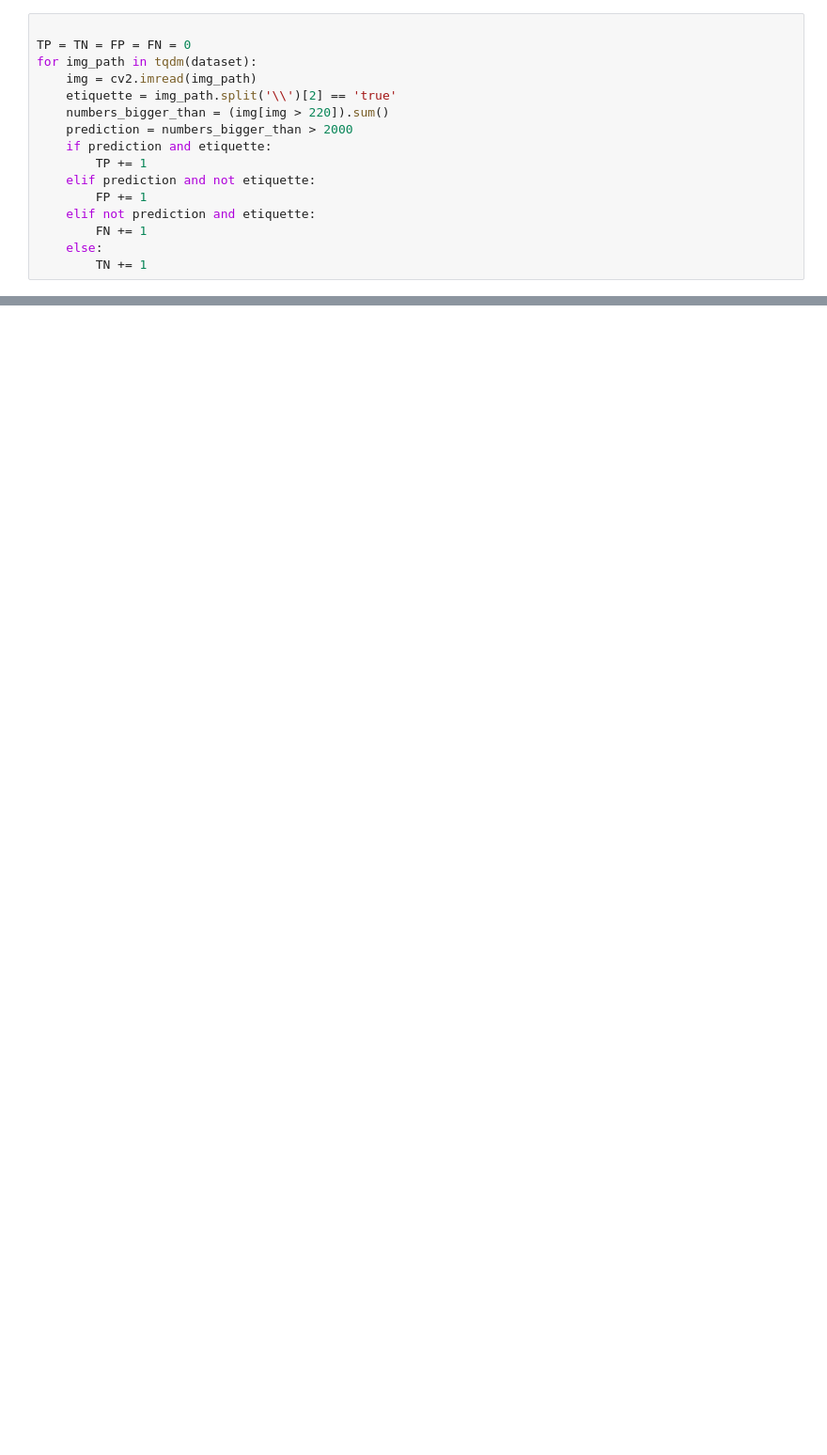
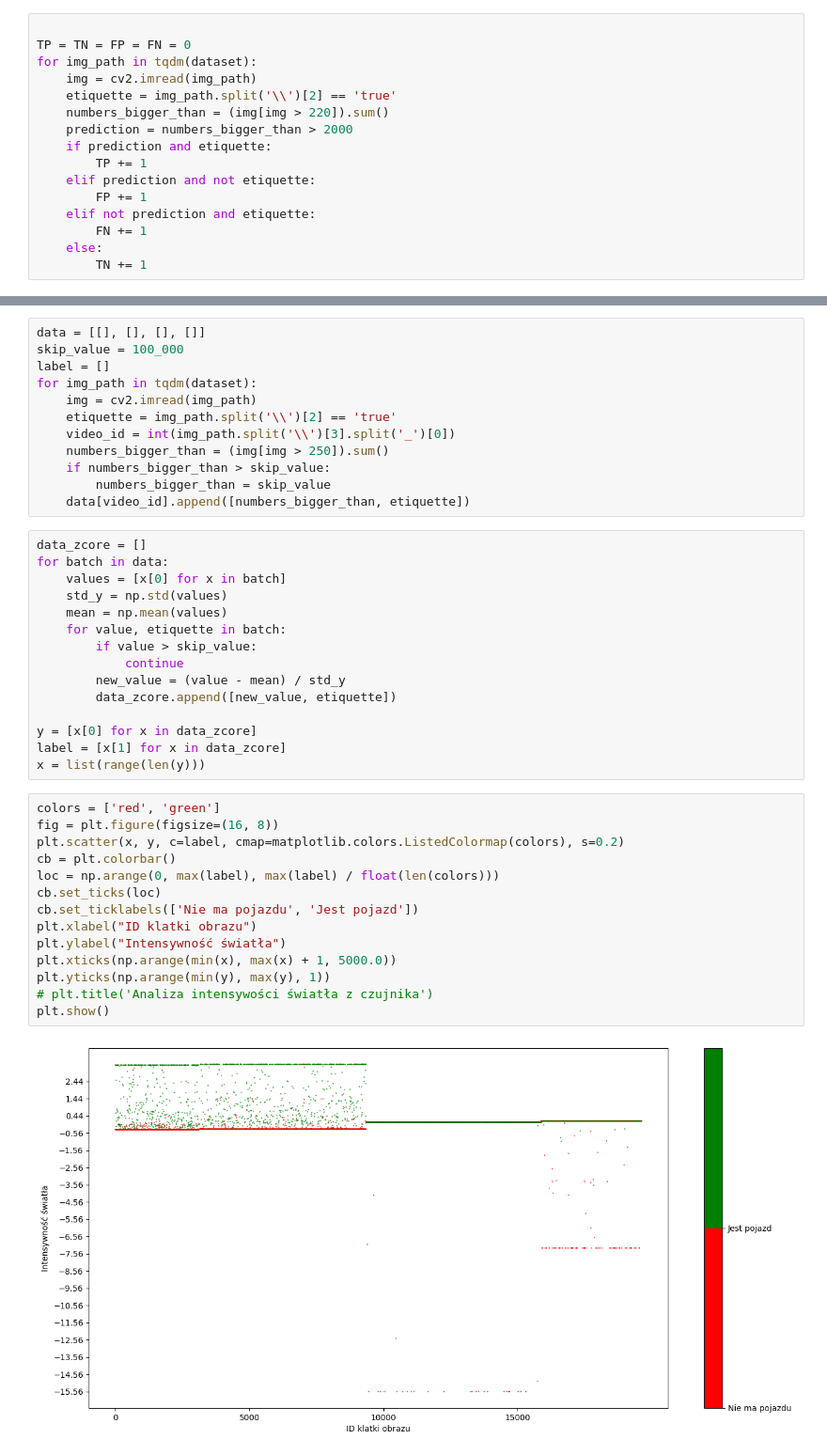
Before and after one commit to panjacob/A-study-of-nighttime-vehicle-detection-algorithms, a Jupyter notebook: Recordings2/8_average_brightness.ipynb, the cells around one changed output, grey strips where cells are left out. Shown at 94% size. Saved outputs shown, nothing was run; the diff lists cells and outputs as text; blank space fills up the shorter version.

```diff
--- a/Recordings2/8_average_brightness.ipynb
+++ b/Recordings2/8_average_brightness.ipynb
@@ -41,0 +80,43 @@ print(accuracy, recall, precision)
+# %%
+data = [[], [], [], []]
+skip_value = 100_000
+label = []
+for img_path in tqdm(dataset):
+    img = cv2.imread(img_path)
+    etiquette = img_path.split('\\')[2] == 'true'
+    video_id = int(img_path.split('\\')[3].split('_')[0])
+    numbers_bigger_than = (img[img > 250]).sum()
+    if numbers_bigger_than > skip_value:
+        numbers_bigger_than = skip_value
+    data[video_id].append([numbers_bigger_than, etiquette])
+# %%
+data_zcore = []
+for batch in data:
+    values = [x[0] for x in batch]
+    std_y = np.std(values)
+    mean = np.mean(values)
+    for value, etiquette in batch:
+        if value > skip_value:
+            continue
+        new_value = (value - mean) / std_y
+        data_zcore.append([new_value, etiquette])
+
+y = [x[0] for x in data_zcore]
+label = [x[1] for x in data_zcore]
+x = list(range(len(y)))
+# %%
+colors = ['red', 'green']
+fig = plt.figure(figsize=(16, 8))
+plt.scatter(x, y, c=label, cmap=matplotlib.colors.ListedColormap(colors), s=0.2)
+cb = plt.colorbar()
+loc = np.arange(0, max(label), max(label) / float(len(colors)))
+cb.set_ticks(loc)
+cb.set_ticklabels(['Nie ma pojazdu', 'Jest pojazd'])
+plt.xlabel("ID klatki obrazu")
+plt.ylabel("Intensywność światła")
+plt.xticks(np.arange(min(x), max(x) + 1, 5000.0))
+plt.yticks(np.arange(min(y), max(y), 1))
+# plt.title('Analiza intensywości światła z czujnika')
+plt.show()
+# %% [output]
+[figure, added]
```
Also changed, not shown: parts of 6 cells of this notebook, 1 other file.
